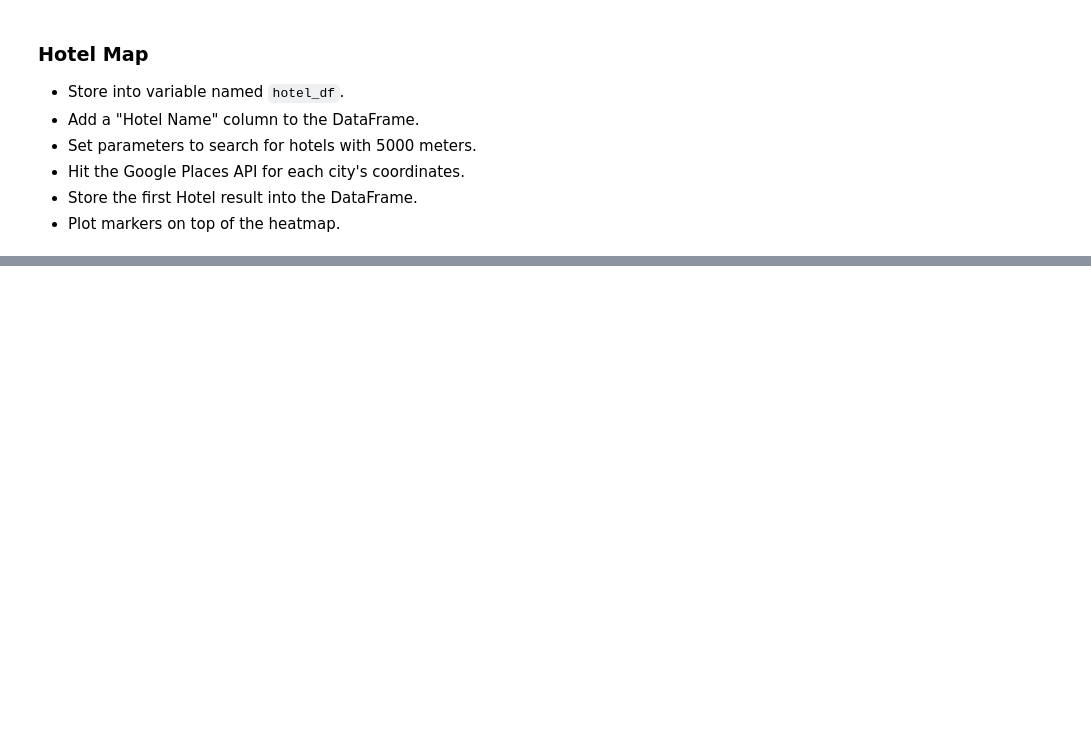
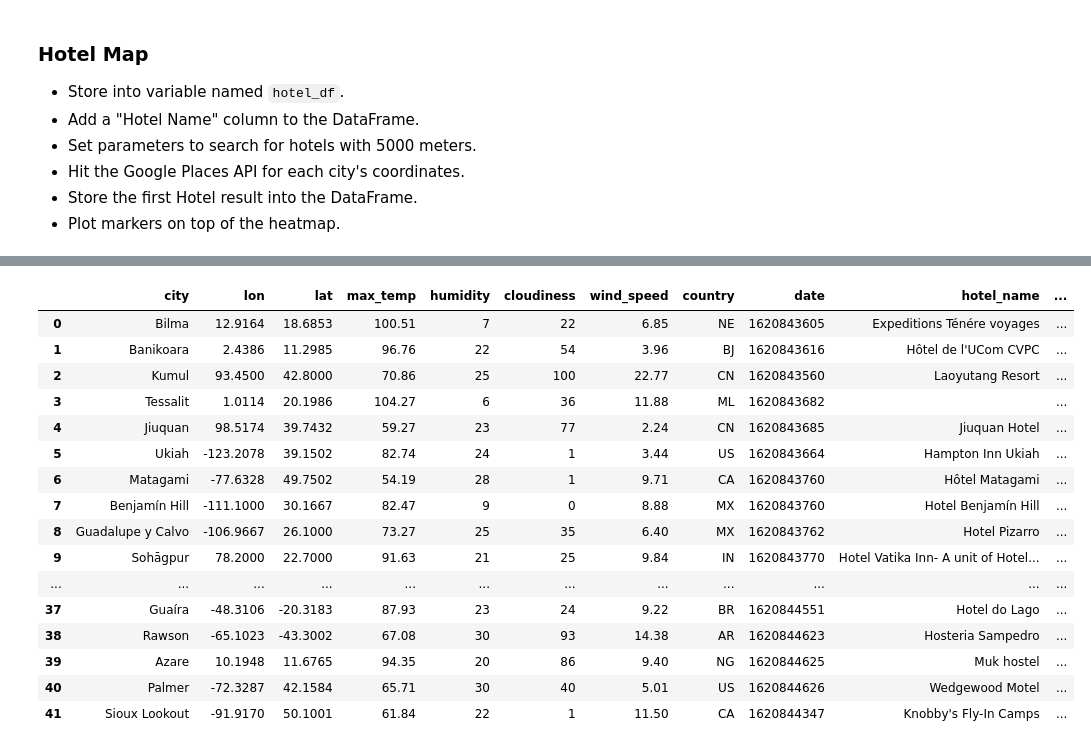
Before and after one commit to jshapi16/api_challenge, a Jupyter notebook: starter_code /VacationPy.ipynb, the cells around one changed output, grey strips where cells are left out. Drawn from its saved outputs; the diff is of its cells as text; code cells hidden in the pictures; blank space fills up the shorter version.

```diff
--- a/starter_code /VacationPy.ipynb
+++ b/starter_code /VacationPy.ipynb
@@ -62,0 +71,7 @@ fig
+# %%
+#df['vaca_max_temp'] = df_lng_lat['max_temp'].apply(lambda x: True if [x <= 90 & x >= 70])
+vaca_weather = df_lng_lat.loc[(df_lng_lat['max_temp']<= 90) & (df_lng_lat['max_temp']>= 65)]
+vaca_weather = df_lng_lat.loc[(df_lng_lat['humidity']<= 30)]
+vaca_weather.reset_index(inplace=True, drop = True)
+vaca_weather.drop('Unnamed: 0', axis='columns', inplace=True)
+vaca_weather
@@ -68,3 +106,8 @@ fig
 * Hit the Google Places API for each city's coordinates.
 * Store the first Hotel result into the DataFrame.
 * Plot markers on top of the heatmap.
+# %%
+df_hotel = pd.DataFrame(vaca_weather)
+df_hotel.head()
+df_hotel.drop('hote_rating', axis='columns', inplace=True)
+df_hotel.head()
@@ -70,0 +121,5 @@ fig
+# %%
+df_hotel['hotel_name'] = ""
+df_hotel['hotel_address'] = ""
+df_hotel['hotel_rating'] = ""
+df_hotel.head()
@@ -70,0 +137,22 @@ fig
+# %%
+params = {
+    "types": 'lodging',
+    "radius": 5000,
+    "key": g_key
+}
+
+for index, row in df_hotel.iterrows():
+    lat = row['lat']
+    lng = row['lon']
+
+    params['location'] = f"{lat},{lng}"
+    base_url = "https://maps.googleapis.com/maps/api/place/nearbysearch/json"
+    name_address = requests.get(base_url, params=params)
+    name_address = name_address.json()
+    #print(name_address.url)
+    try:
+        df_hotel.loc[index, "hotel_name"] = name_address["results"][0]["name"]
+        df_hotel.loc[index, "hotel_address"] = name_address["results"][0]["vicinity"]
+        df_hotel.loc[index, "hotel_rating"] = name_address["results"][0]["rating"]
+    except (KeyError, IndexError):
+        print("Missing field/result... skipping.")
@@ -71,3 +173,23 @@ fig
+# %%
+df_hotel
+# %% [output]
+|  | city | lon | lat | max_temp | humidity | cloudiness | wind_speed | country | date | hotel_name | ... |
+| 0 | Bilma | 12.9164 | 18.6853 | 100.51 | 7 | 22 | 6.85 | NE | 1620843605 | Expeditions Ténére voyages | ... |
+| 1 | Banikoara | 2.4386 | 11.2985 | 96.76 | 22 | 54 | 3.96 | BJ | 1620843616 | Hôtel de l'UCom CVPC | ... |
+| 2 | Kumul | 93.4500 | 42.8000 | 70.86 | 25 | 100 | 22.77 | CN | 1620843560 | Laoyutang Resort | ... |
+| 3 | Tessalit | 1.0114 | 20.1986 | 104.27 | 6 | 36 | 11.88 | ML | 1620843682 |  | ... |
+| 4 | Jiuquan | 98.5174 | 39.7432 | 59.27 | 23 | 77 | 2.24 | CN | 1620843685 | Jiuquan Hotel | ... |
+| 5 | Ukiah | -123.2078 | 39.1502 | 82.74 | 24 | 1 | 3.44 | US | 1620843664 | Hampton Inn Ukiah | ... |
+| 6 | Matagami | -77.6328 | 49.7502 | 54.19 | 28 | 1 | 9.71 | CA | 1620843760 | Hôtel Matagami | ... |
+| 7 | Benjamín Hill | -111.1000 | 30.1667 | 82.47 | 9 | 0 | 8.88 | MX | 1620843760 | Hotel Benjamín Hill | ... |
+| 8 | Guadalupe y Calvo | -106.9667 | 26.1000 | 73.27 | 25 | 35 | 6.40 | MX | 1620843762 | Hotel Pizarro | ... |
+| 9 | Sohāgpur | 78.2000 | 22.7000 | 91.63 | 21 | 25 | 9.84 | IN | 1620843770 | Hotel Vatika Inn- A unit of Hotel... | ... |
+| ... | ... | ... | ... | ... | ... | ... | ... | ... | ... | ... | ... |
+| 37 | Guaíra | -48.3106 | -20.3183 | 87.93 | 23 | 24 | 9.22 | BR | 1620844551 | Hotel do Lago | ... |
+| 38 | Rawson | -65.1023 | -43.3002 | 67.08 | 30 | 93 | 14.38 | AR | 1620844623 | Hosteria Sampedro | ... |
+| 39 | Azare | 10.1948 | 11.6765 | 94.35 | 20 | 86 | 9.40 | NG | 1620844625 | Muk hostel | ... |
+| 40 | Palmer | -72.3287 | 42.1584 | 65.71 | 30 | 40 | 5.01 | US | 1620844626 | Wedgewood Motel | ... |
+| 41 | Sioux Lookout | -91.9170 | 50.1001 | 61.84 | 22 | 1 | 11.50 | CA | 1620844347 | Knobby's Fly-In Camps | ... |
 # %%
 # NOTE: Do not change any of the code in this cell
 
```
Also changed, not shown: parts of 11 cells of this notebook, 2 other files.
